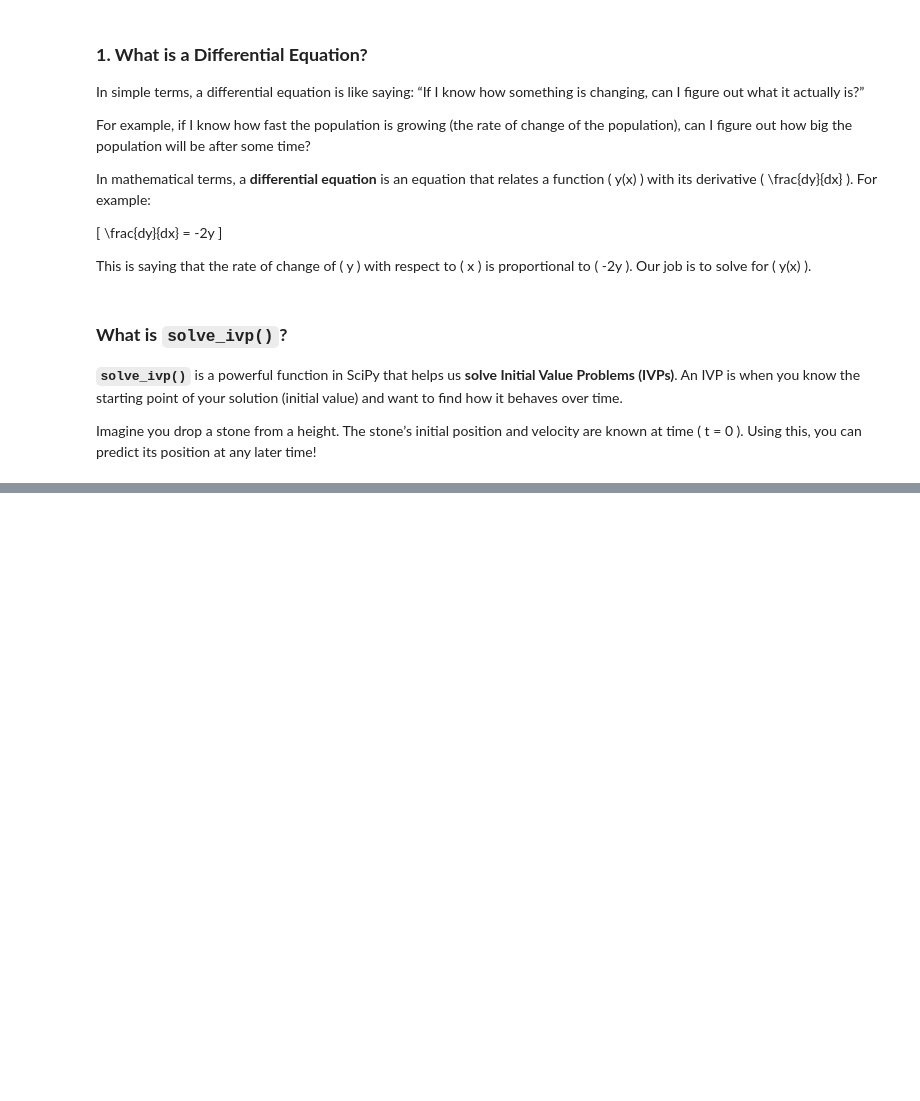
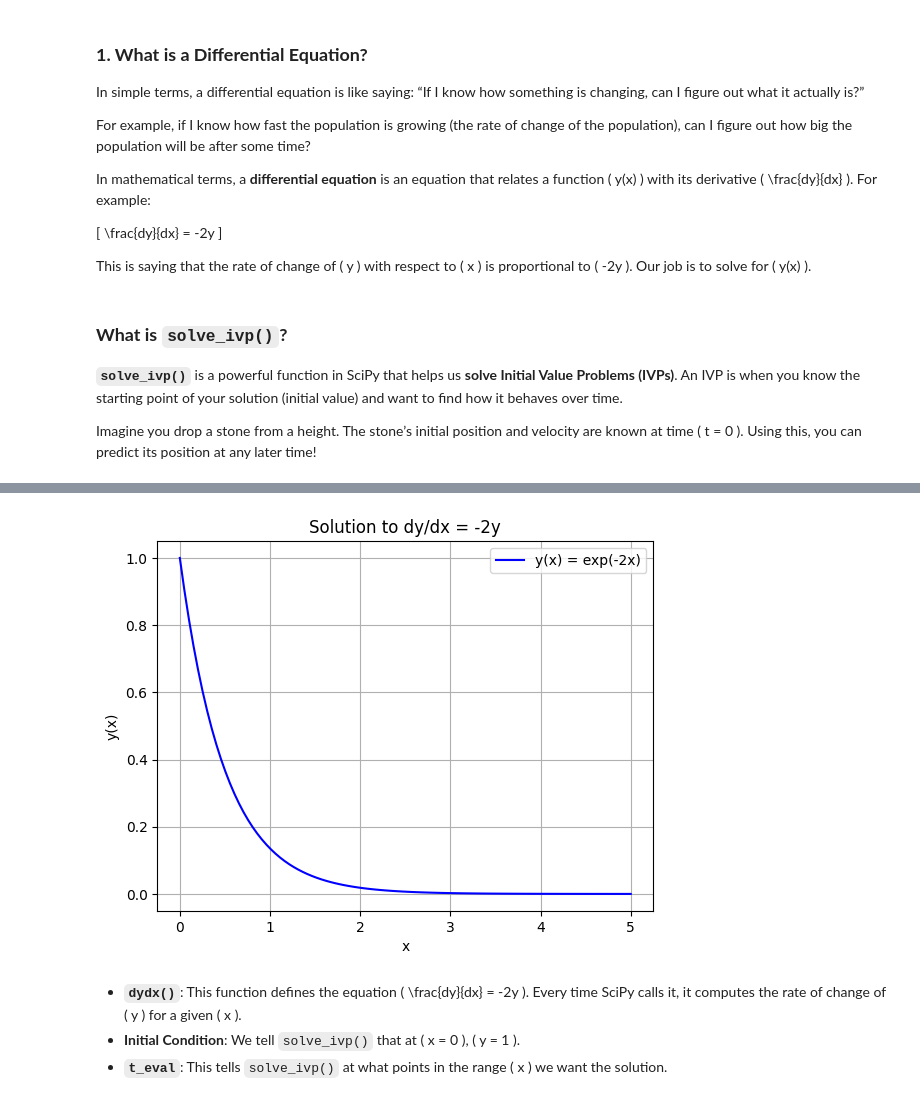
Before and after one commit to rubydamodar/SciPyMastery-From-Basics-to-Breakthroughs, a Jupyter notebook: Beginner Level/SCIPY-INTEGERATE.ipynb, the cells around one changed output, grey strips where cells are left out. Cells and saved outputs as stored; diff of their text form; code cells hidden in the pictures; blank space fills up the shorter version.

```diff
--- a/Beginner Level/SCIPY-INTEGERATE.ipynb
+++ b/Beginner Level/SCIPY-INTEGERATE.ipynb
@@ -175,0 +186,26 @@ Imagine you drop a stone from a height. The stone’s initial position and veloc
+# %%
+import numpy as np
+import matplotlib.pyplot as plt
+from scipy.integrate import solve_ivp
+
+# Define the differential equation: dy/dx = -2y
+def dydx(x, y):
+    return -2 * y
+
+# Define the range of x values and the initial condition y(0) = 1
+x_vals = np.linspace(0, 5, 100)
+initial_y = [1]
+solution = solve_ivp(dydx, [0, 5], initial_y, t_eval=x_vals)
+plt.plot(solution.t, solution.y[0], label="y(x) = exp(-2x)", color="b")
+plt.xlabel('x')
+plt.ylabel('y(x)')
+plt.title('Solution to dy/dx = -2y')
+plt.legend()
+plt.grid(True)
+plt.show()
+# %% [output]
+[figure, added]
+# %% [markdown]
+- **`dydx()`**: This function defines the equation \( \frac{dy}{dx} = -2y \). Every time SciPy calls it, it computes the rate of change of \( y \) for a given \( x \).
+- **Initial Condition**: We tell `solve_ivp()` that at \( x = 0 \), \( y = 1 \).
+- **`t_eval`**: This tells `solve_ivp()` at what points in the range \( x \) we want the solution.
```
Also changed, not shown: parts of 1 cell of this notebook.
